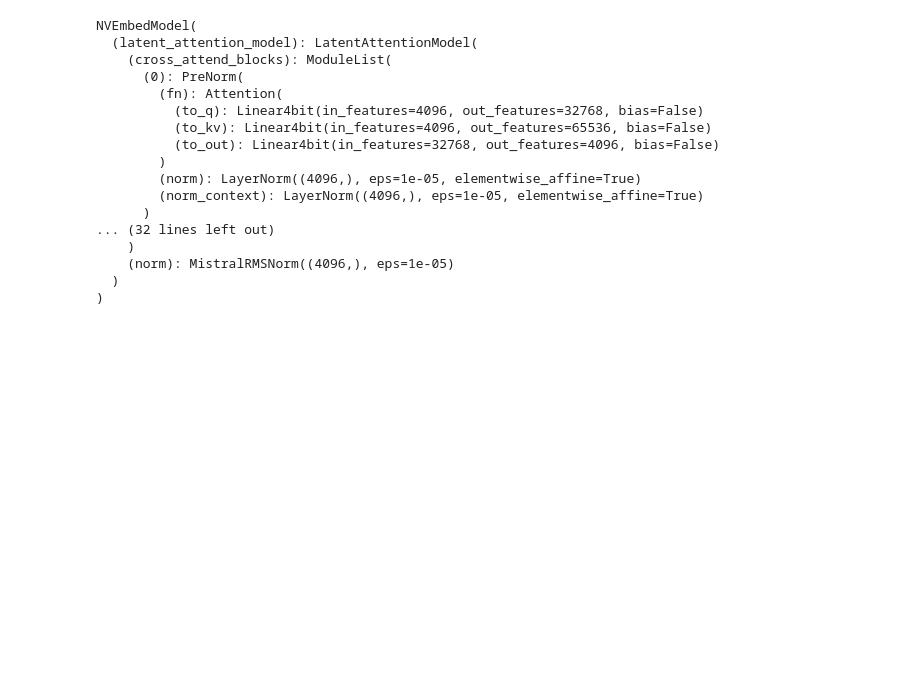
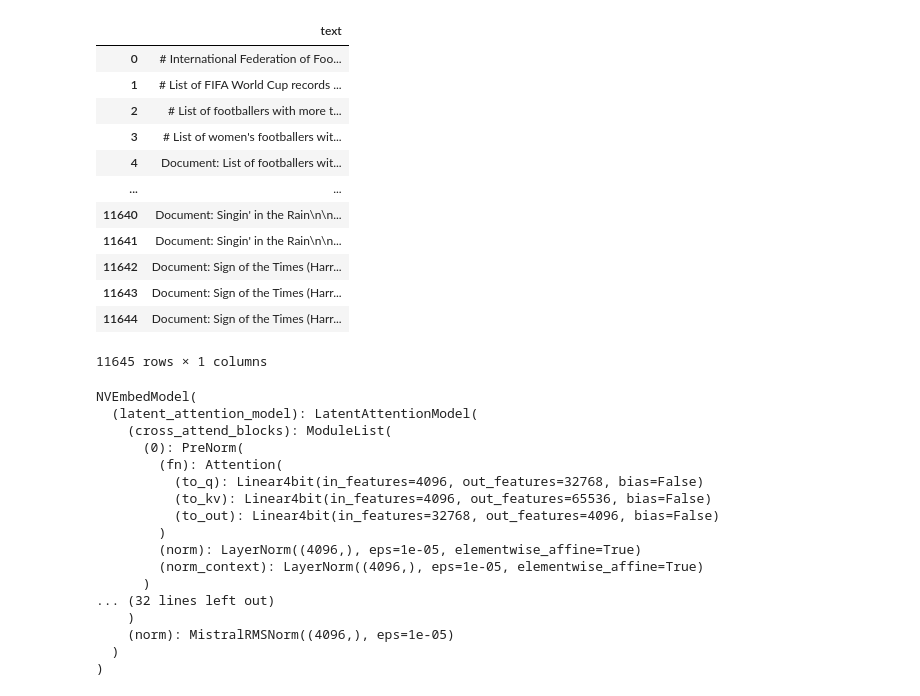
Before and after one commit to lab-paper-code/QriousRAG, a Jupyter notebook: model/rag_self_refine.ipynb, the cells around one changed output. Drawn from its saved outputs; the diff is of its cells as text; code cells hidden in the pictures; blank space fills up the shorter version.

```diff
--- a/model/rag_self_refine.ipynb
+++ b/model/rag_self_refine.ipynb
@@ -51,3 +46,19 @@ qa_df.head()
+# %%
+evidence_df
+# %% [output]
+|  | text |
+| 0 | # International Federation of Foo... |
+| 1 | # List of FIFA World Cup records ... |
+| 2 | # List of footballers with more t... |
+| 3 | # List of women's footballers wit... |
+| 4 | Document: List of footballers wit... |
+| ... | ... |
+| 11640 | Document: Singin' in the Rain\n\n... |
+| 11641 | Document: Singin' in the Rain\n\n... |
+| 11642 | Document: Sign of the Times (Harr... |
+| 11643 | Document: Sign of the Times (Harr... |
+| 11644 | Document: Sign of the Times (Harr... |
+11645 rows × 1 columns
 # %%
 #load quantized model
 bnb_config = BitsAndBytesConfig(
```
Also changed, not shown: parts of 16 cells of this notebook, 6 other files.
